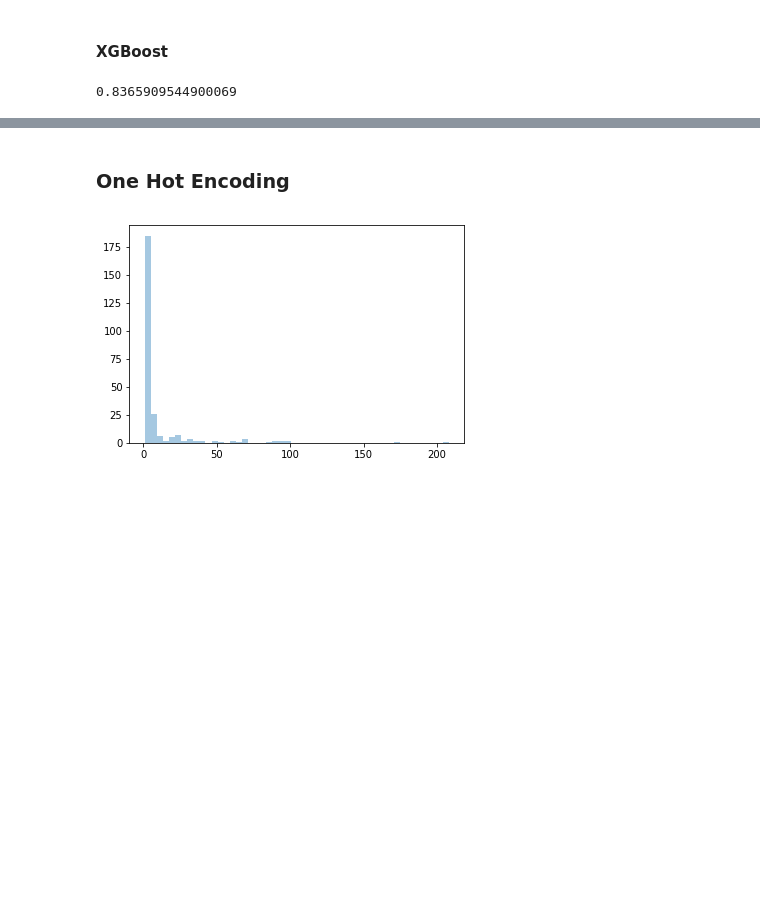
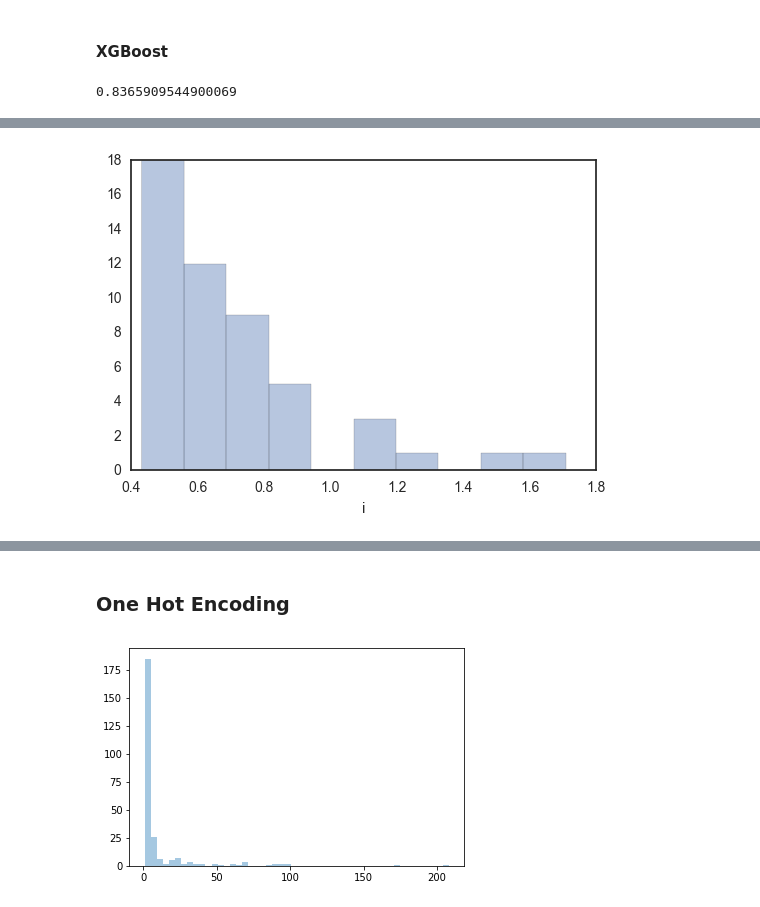
Before and after one commit to adrielvieira/machine-learning, a Jupyter notebook: projects/capstone/Santander Customer Satisfaction.ipynb, the cells around one changed output, grey strips where cells are left out. Cells and saved outputs as stored; diff of their text form; code cells hidden in the pictures; blank space fills up the shorter version.

```diff
--- a/projects/capstone/Santander Customer Satisfaction.ipynb
+++ b/projects/capstone/Santander Customer Satisfaction.ipynb
@@ -271,0 +288,4 @@ cross_val_score(xgb_classifier, X, y, cv=3, scoring='roc_auc').mean()
+# %%
+sns.distplot(importances.i.head(50), kde=False);
+# %% [output]
+[figure, added]
```
Also changed, not shown: parts of 67 cells of this notebook.
